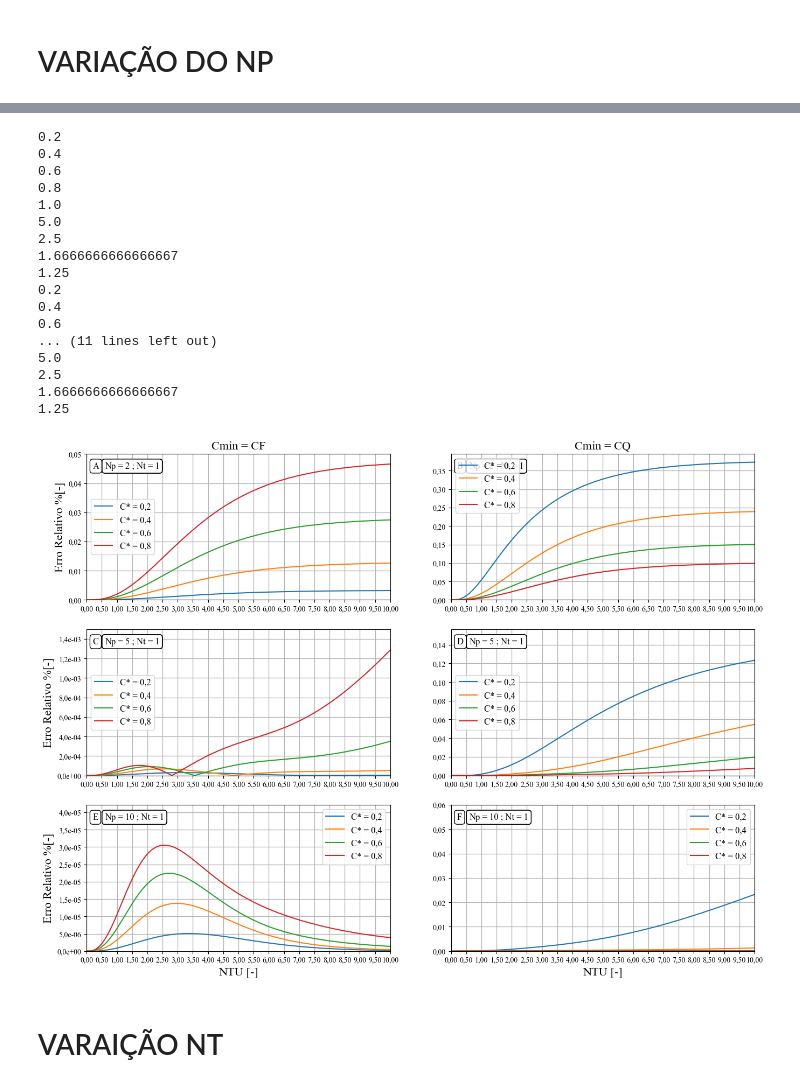
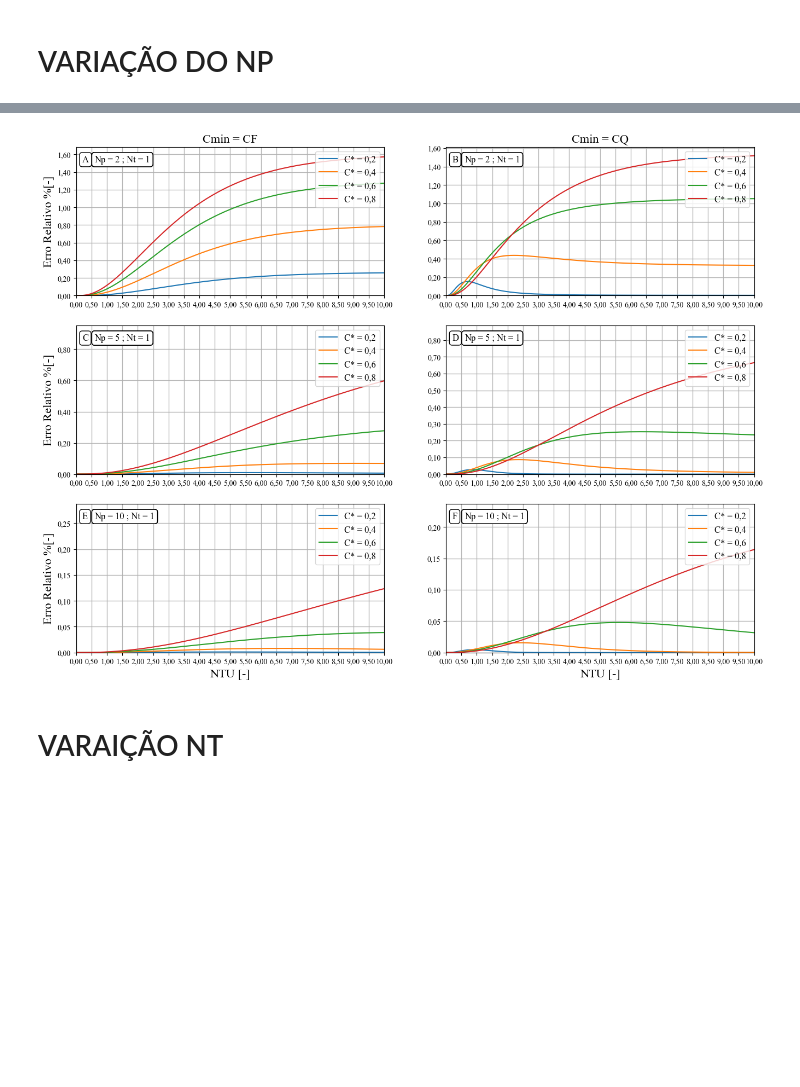
Before and after one commit to Duvan405/TCC, a Jupyter notebook: Graficos_ST/plot_efe.ipynb, the cells around one changed output, grey strips where cells are left out. Drawn from its saved outputs; the diff is of its cells as text; code cells hidden in the pictures; blank space fills up the shorter version.

```diff
--- a/Graficos_ST/plot_efe.ipynb
+++ b/Graficos_ST/plot_efe.ipynb
@@ -23,8 +26,8 @@ ax = fig.subplots(3,1)
 cores=plt.get_cmap("tab10").colors
 for i,Np in enumerate(Npl):
     Nr = 1
-    dic_1 = data_1A(N_p=Np,N_r=Nr,R_list=Rl)
-    dic_3 = data_3ABC(N_p=Np,N_r=Nr,caso='3A',R_list=Rl)
+    dic_1 = data_2A(N_p=Np,N_r=Nr,R_list=Rl)
+    dic_3 = data_4A(N_p=Np,N_r=Nr,R_list=Rl)
     k=0
     for R1,R2 in zip(dic_1,dic_3):
         ax[i].plot(dic_1[R1]['P'],dic_1[R1]['F'],color=cores[k],label=f'R = {round(R1,2)}'.replace('.',','),linewidth=1.0)
@@ -67,7 +70,7 @@ ax[0].yaxis.set_major_locator(MultipleLocator(0.05))
 ax[0].xaxis.set_major_locator(MultipleLocator(0.1))
 ax[0].set_xlim(0,1)
 ax[0].set_ylim(ymin,1)
-ax[0].legend(fontsize=10)
+ax[0].legend(fontsize=9)
 
 
 ax[1].text(0.02, 0.9, 'Y',
@@ -80,7 +83,7 @@ ax[1].yaxis.set_major_locator(MultipleLocator(0.05))
 ax[1].xaxis.set_major_locator(MultipleLocator(0.1))
 ax[1].set_xlim(0,1)
 ax[1].set_ylim(ymin,1)
-ax[1].legend(fontsize=10)
+ax[1].legend(fontsize=9)
 
 
 ax[2].text(0.02, 0.9, 'Z', transform=ax[2].transAxes, fontsize=14, bbox=dict(facecolor='white', edgecolor='black', boxstyle='round,pad=0.3'))
@@ -91,7 +94,7 @@ ax[2].yaxis.set_major_locator(MultipleLocator(0.05))
 ax[2].xaxis.set_major_locator(MultipleLocator(0.1))
 ax[2].set_xlim(0,1)
 ax[2].set_ylim(ymin,1)
-ax[2].legend(fontsize=10)
+ax[2].legend(fontsize=9)
 
 """
 ax[0,1].set_title('Variação do Número de Tubos (Nt)',fontsize = 16)
@@ -134,9 +137,9 @@ fig = plt.figure(figsize=(15,9))
 ax = fig.subplots(3,2)
 cores=plt.get_cmap("tab10").colors
 for i,Np in enumerate(Npl):
-    dic_1 = data_1BC(N_p=Np,N_r=Nr,caso='1B',R_list=Rl)
+    dic_1 = data_2BC(Np=Np,Nr=Nr,caso='2B',R_list=Rl)
     cf_1,cq_1 = data_EPI(dic_1)
-    dic_3 = data_3ABC(N_p=Np,N_r=Nr,caso='3B',R_list=Rl)
+    dic_3 = data_4BC(N_p=Np,N_r=Nr,caso='4B',R_list=Rl)
     cf_3,cq_3 = data_EPI(dic_3)
 
     k=0
@@ -271,16 +257,16 @@ fig = plt.figure(figsize=(16,12))
 ax = fig.subplots(3,2)
 cores=plt.get_cmap("tab10").colors
 for i,Np in enumerate(Npl):
-    dic_1A = data_1BC(N_p=Np,N_r=Nr,caso='1B',R_list=Rl)
-    cf_1A,cq_1A = data_EPI(dic_1A)
-    dic_3A = data_3ABC(N_p=Np,N_r=Nr,caso='3B',R_list=Rl)
-    cf_3A,cq_3A = data_EPI(dic_3A)
+    dic_1 = data_2A(N_p=Np,N_r=Nr,R_list=Rl)
+    cf_1,cq_1 = data_EPI(dic_1)
+    dic_3 = data_4A(N_p=Np,N_r=Nr,R_list=Rl)
+    cf_3,cq_3 = data_EPI(dic_3)
     k=0
-    for R1,R2 in zip(cf_1A,cq_1A):
-        erro_f = abs(cf_1A[R1]['EPI']-cf_3A[R1]['EPI'])/cf_1A[R1]['EPI']
-        erro_q = abs(cq_1A[R2]['EPI']-cq_3A[R2]['EPI'])/cq_1A[R2]['EPI']
+    for R1,R2 in zip(cf_1,cq_1):
+        erro_f = abs(cf_1[R1]['EPI']-cf_3[R1]['EPI'])*100/cf_1[R1]['EPI']
+        erro_q = abs(cq_1[R2]['EPI']-cq_3[R2]['EPI'])*100/cq_1[R2]['EPI']
 
-        ax[i,0].plot(cf_1A[R1]['NTU'],erro_f,color=cores[k],label=f'C* = {R1}'.replace('.',','))
+        ax[i,0].plot(cf_1[R1]['NTU'],erro_f,color=cores[k],label=f'C* = {R1}'.replace('.',','))
         ax[i,0].text(0.06, 0.9, f'Np = {Np} ; Nt = {Nr}',
         transform=ax[i,0].transAxes,
         fontsize=12,
@@ -288,7 +274,7 @@ for i,Np in enumerate(Npl):
 
 
 
-        ax[i,1].plot(cq_1A[R2]['NTU'],erro_q,color=cores[k],label=f'C* = {round(R2,2)}'.replace('.',','))
+        ax[i,1].plot(cq_1[R2]['NTU'],erro_q,color=cores[k],label=f'C* = {round(R2,2)}'.replace('.',','))
         #ax[i,1].xaxis.set_major_formatter(formt)
         #ax[i,1].yaxis.set_major_formatter(formt)
         ax[i,1].text(0.06, 0.9, f'Np = {Np} ; Nt = {Nr}',
@@ -307,7 +293,7 @@ ax[0,0].grid(True, linestyle='-', linewidth=1.0, alpha=0.9)
 ax[0,0].xaxis.set_major_locator(MultipleLocator(0.5))
 ax[0,0].set_xlim(0,xmax)
 ax[0,0].set_ylim(0)
-ax[0,0].legend(fontsize=12,)
+ax[0,0].legend(loc='upper right',fontsize=12,)
 ax[0,0].xaxis.set_major_formatter(formt)
 ax[0,0].yaxis.set_major_formatter(formt)
 
@@ -319,10 +305,10 @@ ax[1,0].set_ylabel(y_label,fontsize=16)
 ax[1,0].grid(True, linestyle='-', linewidth=1.0, alpha=0.9)
 ax[1,0].xaxis.set_major_locator(MultipleLocator(0.5))
 ax[1,0].set_xlim(0,xmax)
-ax[1,0].set_ylim(0,0.0015)
-ax[1,0].yaxis.set_major_formatter(formt_sci_coma )
+ax[1,0].set_ylim(0)
+ax[1,0].yaxis.set_major_formatter(formt)
 ax[1,0].xaxis.set_major_formatter(formt)
-ax[1,0].legend(fontsize=12,)
+ax[1,0].legend(loc='upper right',fontsize=12,)
 
 
 ax[2,0].text(0.02, 0.9, 'E',
@@ -335,9 +321,9 @@ ax[2,0].grid(True, linestyle='-', linewidth=1.0, alpha=0.9)
 ax[2,0].xaxis.set_major_locator(MultipleLocator(0.5))
 ax[2,0].set_xlim(0,xmax)
 ax[2,0].set_ylim(0)
-ax[2,0].yaxis.set_major_formatter(formt_sci_coma )
+ax[2,0].yaxis.set_major_formatter(formt)
 ax[2,0].xaxis.set_major_formatter(formt)
-ax[2,0].legend(fontsize=12,)
+ax[2,0].legend(loc='upper right',fontsize=12,)
 
 
 ax[0,1].set_title('Cmin = CQ',fontsize = 16)
@@ -351,56 +337,39 @@ ax[0,1].set_xlim(0,xmax)
 ax[0,1].set_ylim(0)
 ax[0,1].xaxis.set_major_formatter(formt)
 ax[0,1].yaxis.set_major_formatter(formt)
-ax[0,1].legend(fontsize=12,)
+ax[0,1].legend(loc='upper right',fontsize=12,)
 
 
 ax[1,1].text(0.02, 0.9, 'D',
         transform=ax[1,1].transAxes,
         fontsize=12,
         bbox=dict(facecolor='white', edgecolor='black', boxstyle='round,pad=0.3'))
 ax[1,1].grid(True, linestyle='-', linewidth=1, alpha=0.9)
 ax[1,1].xaxis.set_major_locator(MultipleLocator(0.5))
 ax[1,1].set_xlim(0,xmax)
 ax[1,1].set_ylim(0)
-ax[1,1].legend(fontsize=12,)
+ax[1,1].legend(loc='upper right',fontsize=12,)
 ax[1,1].xaxis.set_major_formatter(formt)
 ax[1,1].yaxis.set_major_formatter(formt)
 
 
 
 ax[2,1].text(0.02, 0.9, 'F',
         transform=ax[2,1].transAxes,
         fontsize=12,
         bbox=dict(facecolor='white', edgecolor='black', boxstyle='round,pad=0.3'))
 ax[2,1].set_xlabel('NTU [-]',fontsize=16)
 ax[2,1].grid(True, linestyle='-', linewidth=1, alpha=0.9)
 ax[2,1].xaxis.set_major_locator(MultipleLocator(0.5))
 ax[2,1].set_xlim(0,xmax)
-ax[2,1].set_ylim(0,0.06)
-ax[2,1].legend(fontsize=12,)
+ax[2,1].set_ylim(0)
+ax[2,1].legend(loc='upper right',fontsize=12,)
 ax[2,1].xaxis.set_major_formatter(formt)
 ax[2,1].yaxis.set_major_formatter(formt)
 
 plt.show()
 # %% [output]
-0.2
-0.4
-0.6
-0.8
-1.0
-5.0
-2.5
-1.6666666666666667
-1.25
-0.2
-0.4
-0.6
-... (11 lines left out)
-5.0
-2.5
-1.6666666666666667
-1.25
-[figure, old version]
+[figure, new version]
 # %% [markdown]
 # VARAIÇÃO NT
 # %%
```
Also changed, not shown: parts of 5 cells of this notebook, 4 other files.
